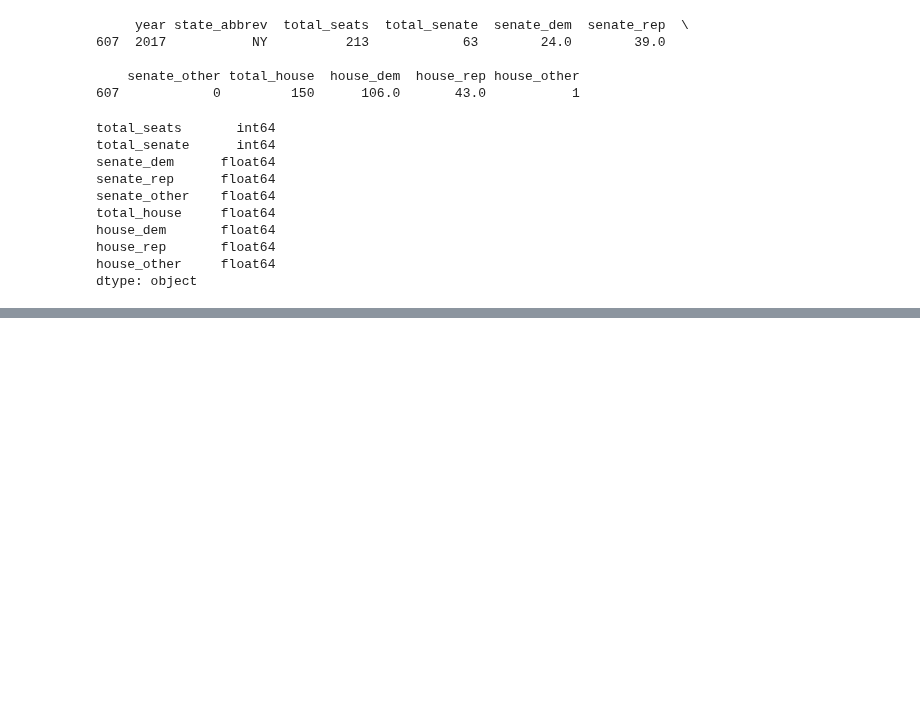
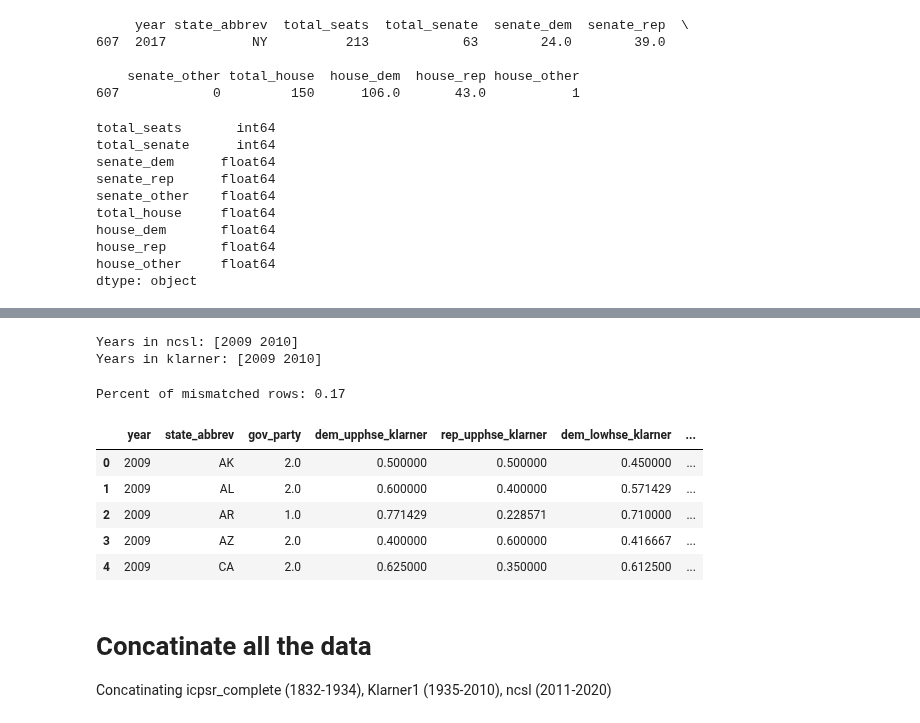
Before and after one commit to batShimon/similarity_data, a Jupyter notebook: merging_Klarner_and_ICPSR.ipynb, the cells around one changed output, grey strips where cells are left out. Saved outputs shown, nothing was run; the diff lists cells and outputs as text; code cells hidden in the pictures; blank space fills up the shorter version.

Commit message:
ncsl and klarner comparison that showed problems with ncsl data: namely that it is offset by one - also realized that gov_party was lost during pdf extraction

```diff
--- a/merging_Klarner_and_ICPSR.ipynb
+++ b/merging_Klarner_and_ICPSR.ipynb
@@ -1101,0 +1093,13 @@ assert ncsl['year'].nunique() == 12, "There should be 12 unique years."
+# %%
+ncsl['year'] = ncsl['year'] - 1
+# %%
+ncsl_filt = ncsl[(ncsl['year'] <= 2010)]
+klarner_filt = klarner1[klarner1['year'] >= 2008]
+
+print(f"Years in ncsl: {ncsl_filt['year'].unique()}")
+print(f"Years in klarner: {klarner_filt['year'].unique()}")
+# %% [output]
+Years in ncsl: [2009 2010]
+Years in klarner: [2009 2010]
+# %%
+merged = pd.merge(klarner_filt, ncsl_filt, on=['year', 'state_abbrev'], suffixes=('_klarner', '_ncsl'), how='outer')
@@ -1101,0 +1126,16 @@ assert ncsl['year'].nunique() == 12, "There should be 12 unique years."
+# %%
+print(f"Percent of mismatched rows: {mismatched_rows.shape[0]/merged.shape[0]}")
+# %% [output]
+Percent of mismatched rows: 0.17
+# %%
+merged.head()
+# %% [output]
+|  | year | state_abbrev | gov_party | dem_upphse_klarner | rep_upphse_klarner | dem_lowhse_klarner | ... |
+| 0 | 2009 | AK | 2.0 | 0.500000 | 0.500000 | 0.450000 | ... |
+| 1 | 2009 | AL | 2.0 | 0.600000 | 0.400000 | 0.571429 | ... |
+| 2 | 2009 | AR | 1.0 | 0.771429 | 0.228571 | 0.710000 | ... |
+| 3 | 2009 | AZ | 2.0 | 0.400000 | 0.600000 | 0.416667 | ... |
+| 4 | 2009 | CA | 2.0 | 0.625000 | 0.350000 | 0.612500 | ... |
+# %% [markdown]
+# Concatinate all the data
+Concatinating icpsr_complete (1832-1934), Klarner1 (1935-2010), ncsl (2011-2020)
```
Also changed, not shown: parts of 7 cells of this notebook.
